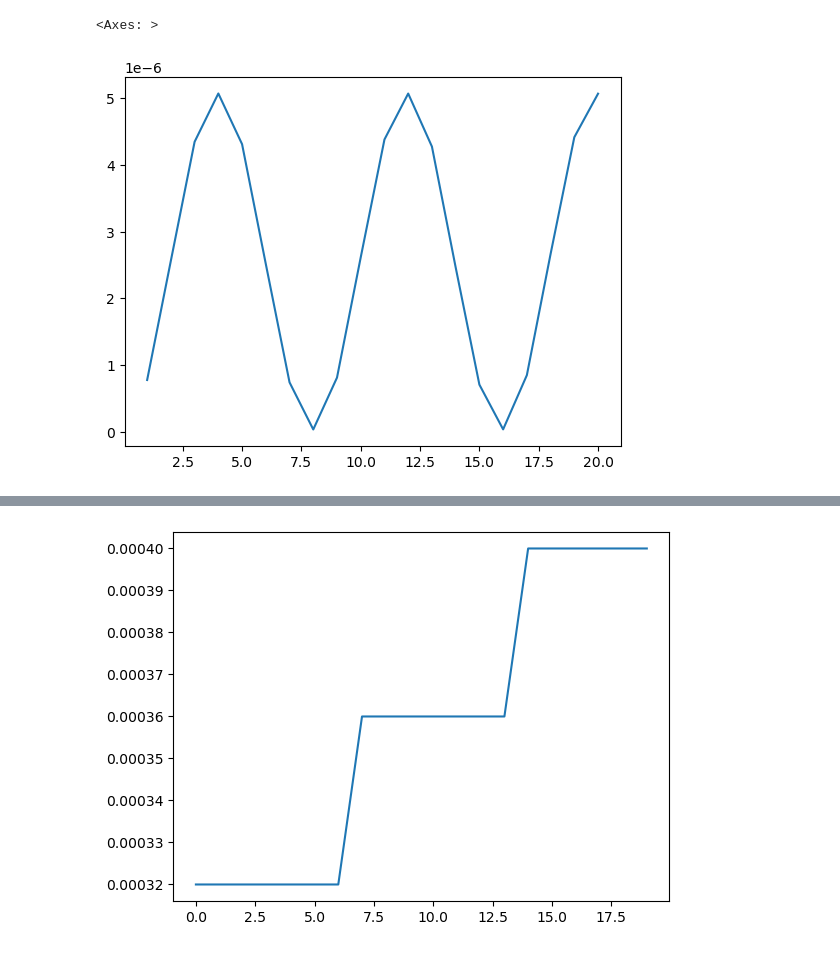
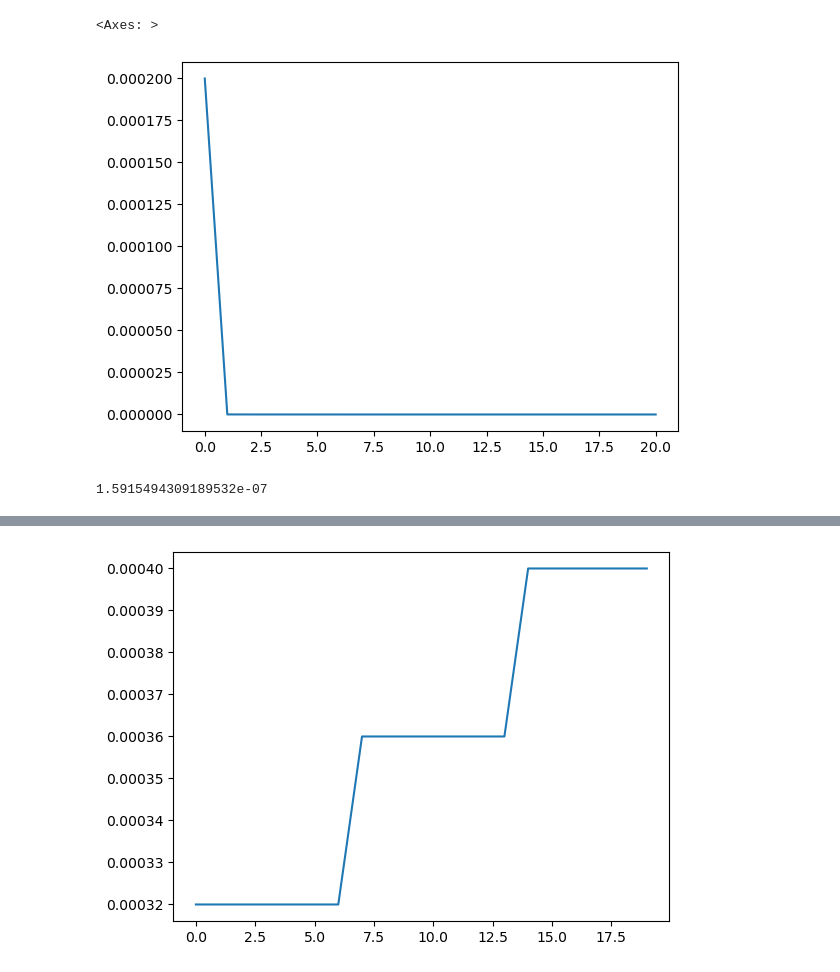
Before and after one commit to kskarthiksk/gaussian_duct_1, a Jupyter notebook: graph.ipynb, the cells around one changed output, grey strips where cells are left out. Cells and saved outputs as stored; diff of their text form; code cells hidden in the pictures.

```diff
--- a/graph.ipynb
+++ b/graph.ipynb
@@ -4,11 +4,15 @@ import pandas as pd
 import matplotlib.pyplot as plt
 # %%
 df = pd.read_csv("output.csv")
-df["beam waist"][1:].plot()
+df["beam waist"].plot()
 # df["beam waist"].plot()
 # %% [output]
 <Axes: >
-[figure, old version]
+[figure, new version]
+# %%
+500e-9 / np.pi
+# %% [output]
+1.5915494309189532e-07
 # %%
 q_real = df["q param real"]
 q_imag = df["q param imag"]
```
Also changed, not shown: parts of 2 cells of this notebook, 8 other files.
